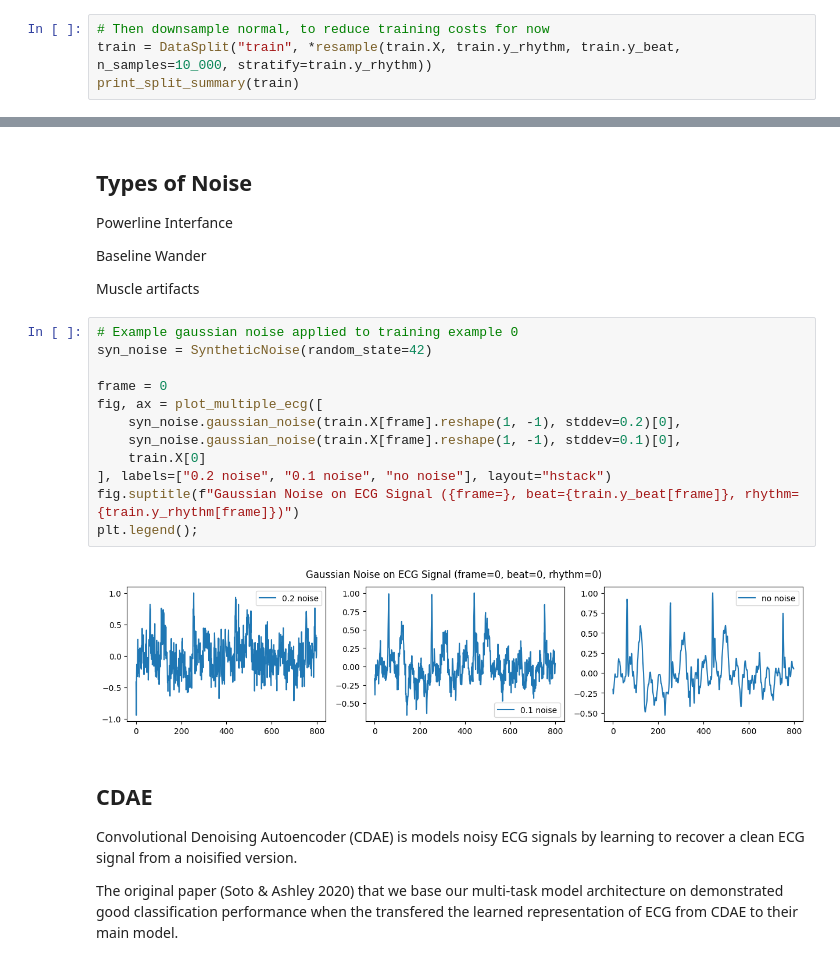
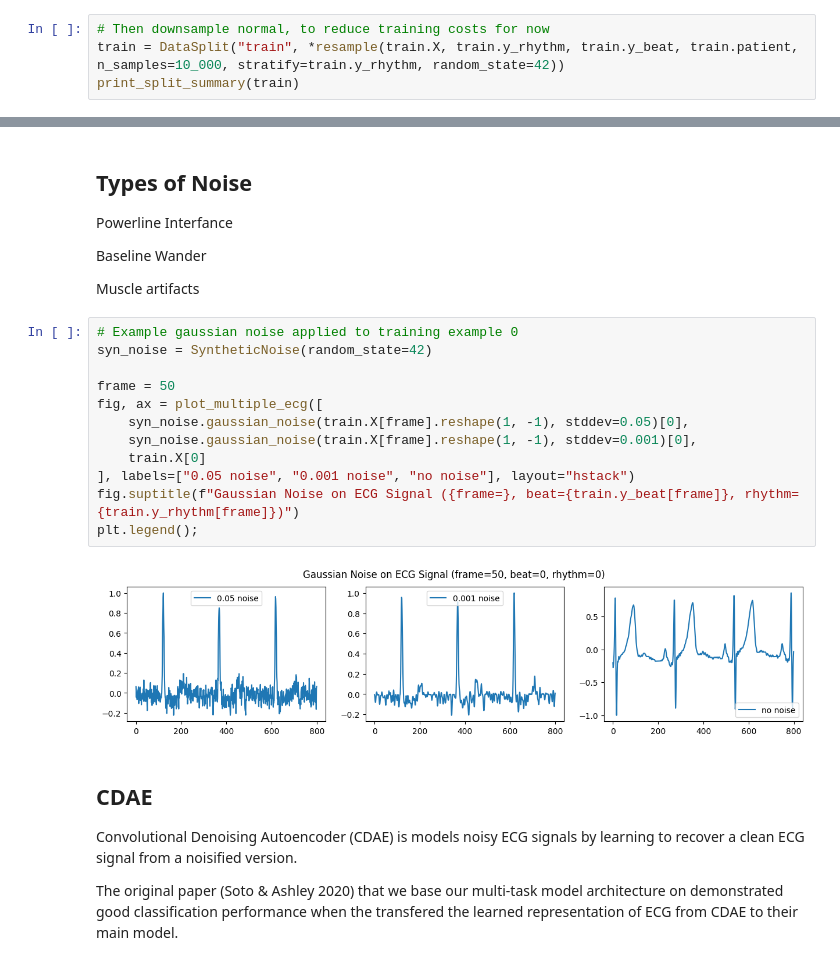
Before and after one commit to zhangchengyue/ECG_Classification, a Jupyter notebook: nbs/03_denoising.ipynb, the cells around one changed output, grey strips where cells are left out. Saved outputs shown, nothing was run; the diff lists cells and outputs as text.

```diff
--- a/nbs/03_denoising.ipynb
+++ b/nbs/03_denoising.ipynb
@@ -43,6 +48,6 @@ train split (34602, 800)
 # %%
 # Then downsample normal, to reduce training costs for now
-train = DataSplit("train", *resample(train.X, train.y_rhythm, train.y_beat, n_samples=10_000, stratify=train.y_rhythm))
+train = DataSplit("train", *resample(train.X, train.y_rhythm, train.y_beat, train.patient, n_samples=10_000, stratify=train.y_rhythm, random_state=42))
 print_split_summary(train)
 # %% [output]
 train split (10000, 800)
@@ -65,17 +75,17 @@ Muscle artifacts
 # %%
 # Example gaussian noise applied to training example 0
 syn_noise = SyntheticNoise(random_state=42)
 
-frame = 0
+frame = 50
 fig, ax = plot_multiple_ecg([
-    syn_noise.gaussian_noise(train.X[frame].reshape(1, -1), stddev=0.2)[0],
-    syn_noise.gaussian_noise(train.X[frame].reshape(1, -1), stddev=0.1)[0],
+    syn_noise.gaussian_noise(train.X[frame].reshape(1, -1), stddev=0.05)[0],
+    syn_noise.gaussian_noise(train.X[frame].reshape(1, -1), stddev=0.001)[0],
     train.X[0]
-], labels=["0.2 noise", "0.1 noise", "no noise"], layout="hstack")
+], labels=["0.05 noise", "0.001 noise", "no noise"], layout="hstack")
 fig.suptitle(f"Gaussian Noise on ECG Signal ({frame=}, beat={train.y_beat[frame]}, rhythm={train.y_rhythm[frame]})")
 plt.legend();
 # %% [output]
-[figure, old version]
+[figure, new version]
 # %% [markdown]
 ## CDAE
 
```
Also changed, not shown: parts of 14 cells of this notebook, 3 other files.
